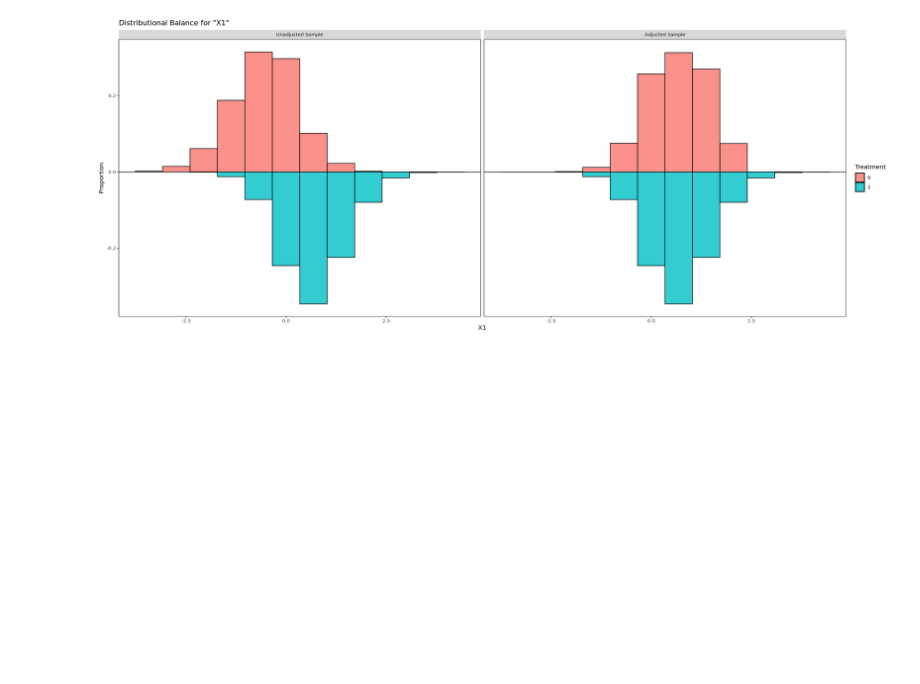
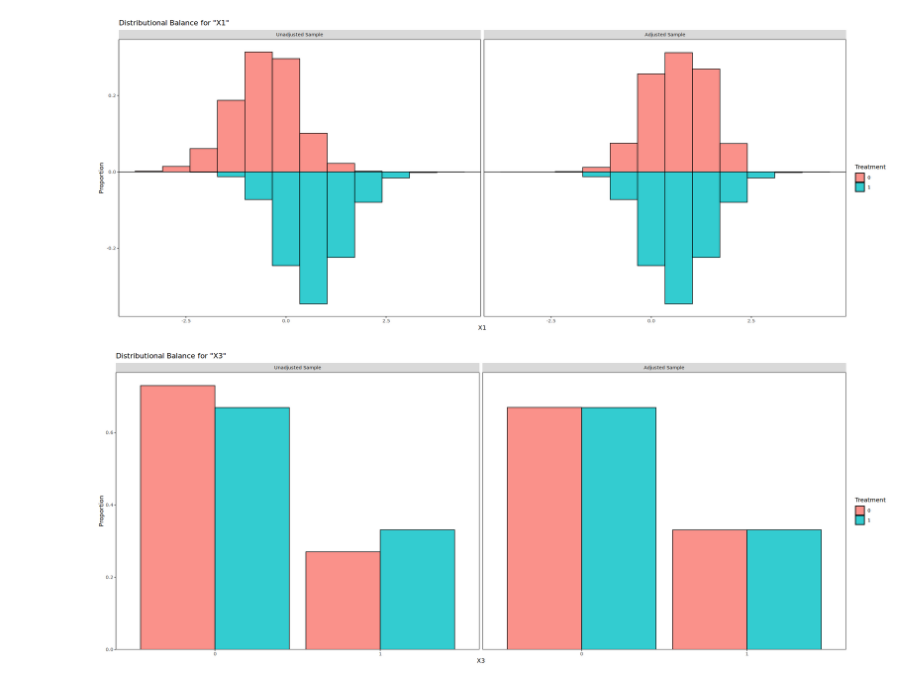
Before and after one commit to SvenKlaassen/cov-balance, a Jupyter notebook: cobalt_tests/r/balanced_dgp.ipynb, the cells around one changed output. Saved outputs shown, nothing was run; the diff lists cells and outputs as text; code cells hidden in the pictures; blank space fills up the shorter version.

```diff
--- a/cobalt_tests/r/balanced_dgp.ipynb
+++ b/cobalt_tests/r/balanced_dgp.ipynb
@@ -291,3 +291,13 @@ bal.plot(
     mirror = TRUE)
 # %% [output]
 [figure]
+# %%
+bal.plot(
+    x=formula,
+    var.name="X3",
+    data=df_test,
+    weights=weights,
+    which="both",
+    type = "histogram")
+# %% [output]
+[figure, added]
```
Also changed, not shown: 4 other files.
